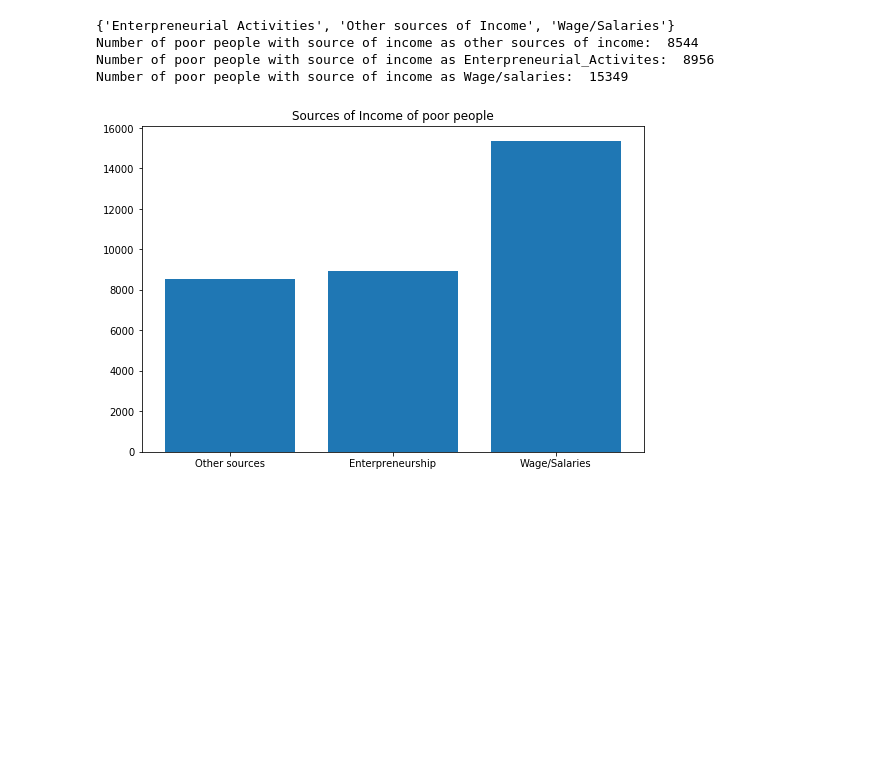
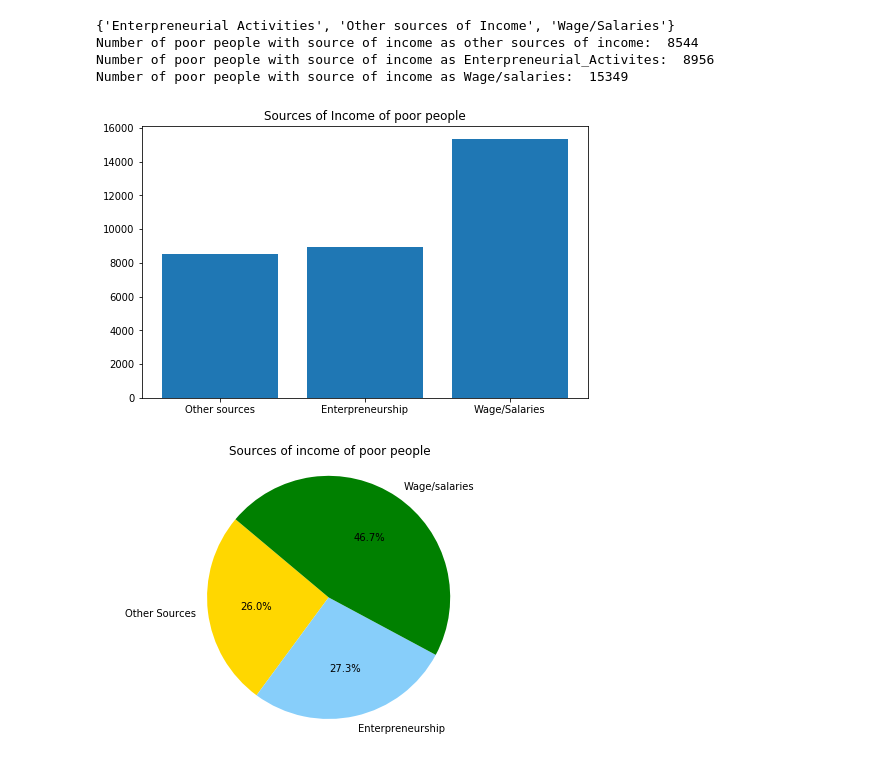
Before and after one commit to AshishShenoy/ids-project, a Jupyter notebook: ids-project.ipynb, the cells around one changed output. Drawn from its saved outputs; the diff is of its cells as text; code cells hidden in the pictures; blank space fills up the shorter version.

```diff
--- a/ids-project.ipynb
+++ b/ids-project.ipynb
@@ -262,9 +273,20 @@ Number of poor people with source of income as other sources of income:  8544
 Number of poor people with source of income as Enterpreneurial_Activites:  8956
 Number of poor people with source of income as Wage/salaries:  15349
 # %%
-rcParams['figure.figsize'] = [9,6]
+rcParams['figure.figsize'] = [8,5]
 plt.bar(["Other sources","Enterpreneurship","Wage/Salaries"], height=[Other_Sources_of_Income,Enterprenurial_Activites,Wage_Salaries])
 plt.title("Sources of Income of poor people")
 plt.show()
+
+labels = "Other Sources","Enterpreneurship","Wage/salaries"
+sizes = [Other_Sources_of_Income,Enterprenurial_Activites,Wage_Salaries]
+colors = ['gold','lightskyblue','green']
+explode=(0,0,0)
+
+plt.pie(sizes, explode=explode, labels=labels, colors=colors,autopct='%1.1f%%', shadow=False, startangle=140)
+plt.title("Sources of income of poor people")
+plt.axis('equal')
+plt.show()
 # %% [output]
-[figure, old version]
+[figure, new version]
+[figure, added]
```
Also changed, not shown: parts of 1 cell of this notebook.
